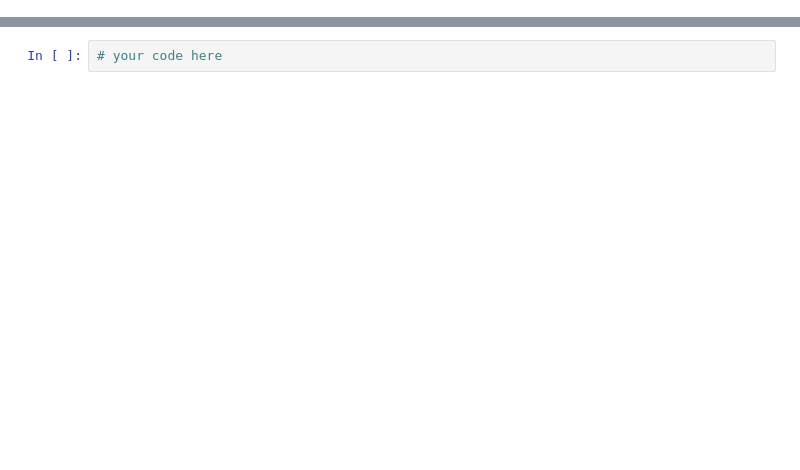
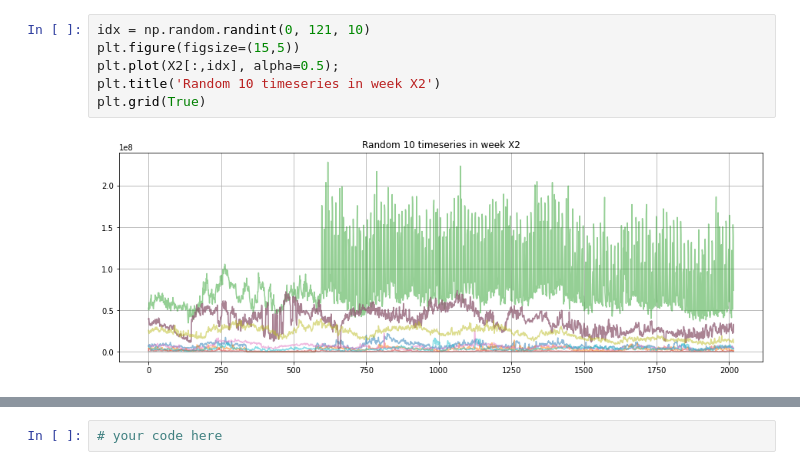
Before and after one commit to sashasenna/hse_ml_2021, a Jupyter notebook: hw/hw5/hw05.ipynb, the cells around one changed output, grey strips where cells are left out. Drawn from its saved outputs; the diff is of its cells as text; blank space fills up the shorter version.

```diff
--- a/hw/hw5/hw05.ipynb
+++ b/hw/hw5/hw05.ipynb
@@ -83,0 +74,8 @@ from sklearn.metrics import silhouette_score
+# %%
+idx = np.random.randint(0, 121, 10)
+plt.figure(figsize=(15,5))
+plt.plot(X2[:,idx], alpha=0.5);
+plt.title('Random 10 timeseries in week X2')
+plt.grid(True)
+# %% [output]
+[figure, added]
```
Also changed, not shown: parts of 121 cells of this notebook, 10 other files.
